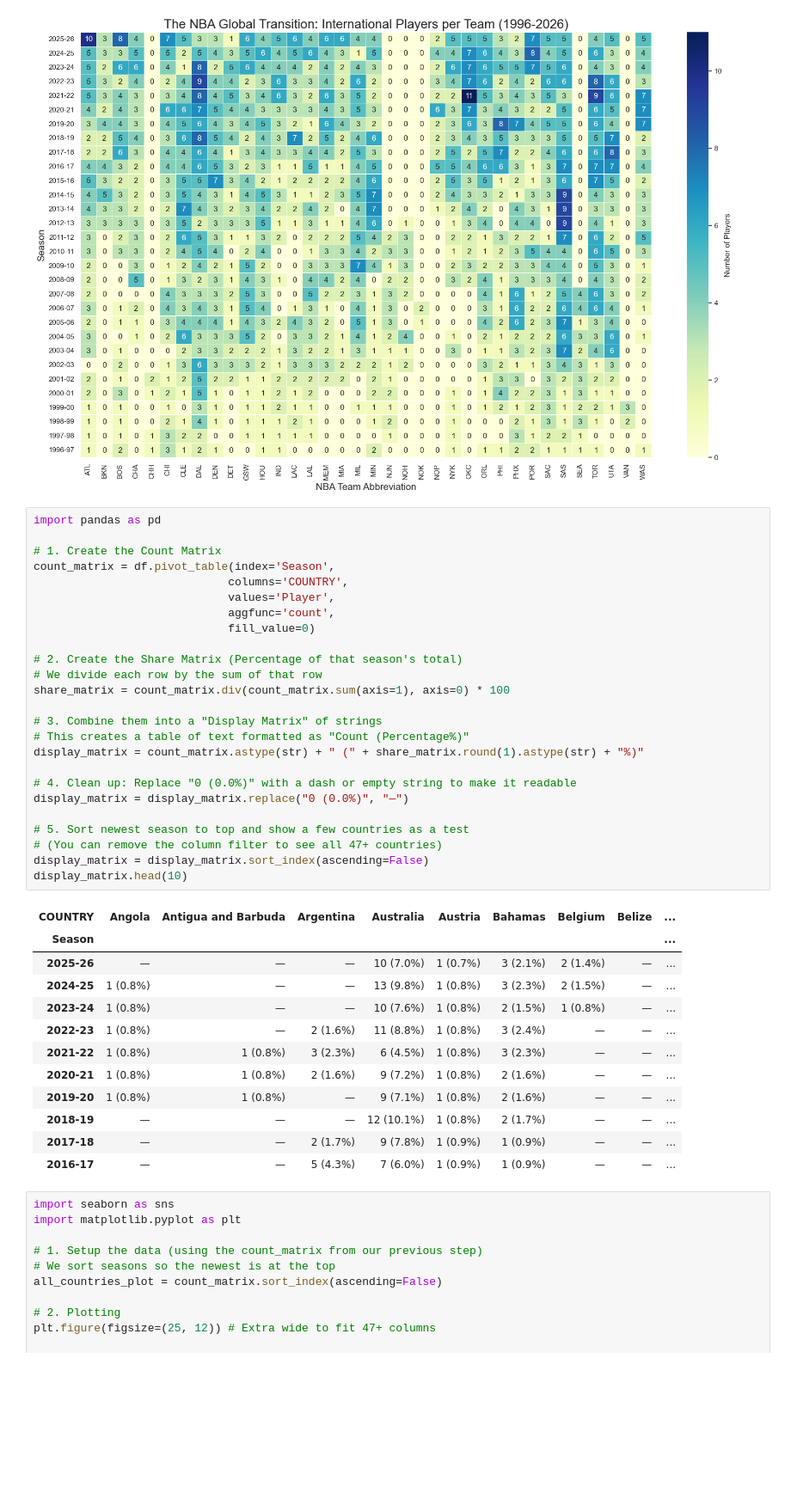
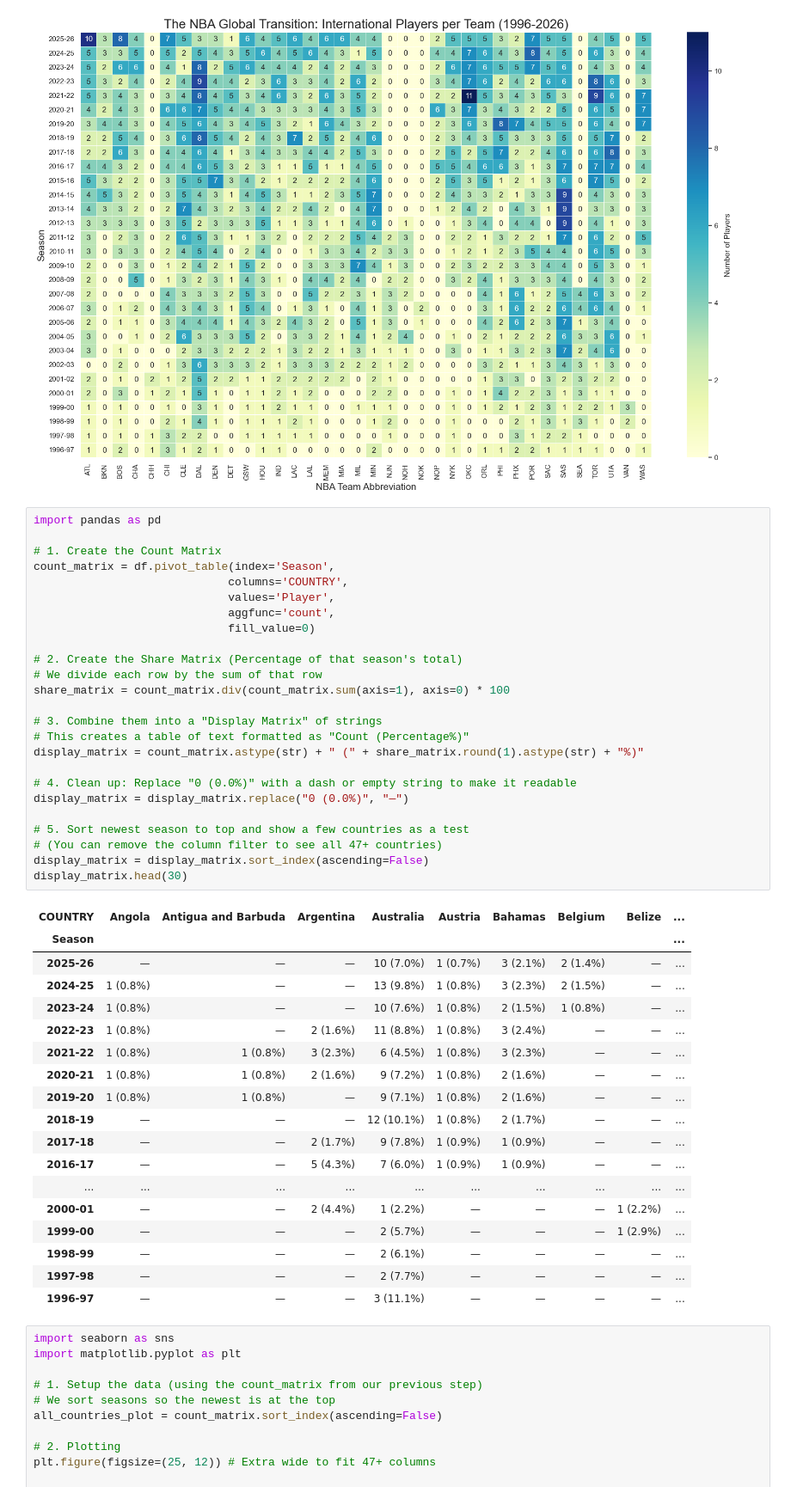
Before and after one commit to galkevich32/global-game, a Jupyter notebook: A Global Game.ipynb, the cells around one changed output. Shown at 86% size. Drawn from its saved outputs; the diff is of its cells as text; blank space fills up the shorter version.

```diff
--- a/A Global Game.ipynb
+++ b/A Global Game.ipynb
@@ -369,34 +392,40 @@ count_matrix = df.pivot_table(index='Season',
                              aggfunc='count',
                              fill_value=0)
 
 # 2. Create the Share Matrix (Percentage of that season's total)
 # We divide each row by the sum of that row
 share_matrix = count_matrix.div(count_matrix.sum(axis=1), axis=0) * 100
 
 # 3. Combine them into a "Display Matrix" of strings
 # This creates a table of text formatted as "Count (Percentage%)"
 display_matrix = count_matrix.astype(str) + " (" + share_matrix.round(1).astype(str) + "%)"
 
 # 4. Clean up: Replace "0 (0.0%)" with a dash or empty string to make it readable
 display_matrix = display_matrix.replace("0 (0.0%)", "—")
 
 # 5. Sort newest season to top and show a few countries as a test
 # (You can remove the column filter to see all 47+ countries)
 display_matrix = display_matrix.sort_index(ascending=False)
-display_matrix.head(10)
+display_matrix.head(30)
 # %% [output]
 | COUNTRY | Angola | Antigua and Barbuda | Argentina | Australia | Austria | Bahamas | Belgium | Belize | ... |
 | Season |  |  |  |  |  |  |  |  | ... |
 | 2025-26 | — | — | — | 10 (7.0%) | 1 (0.7%) | 3 (2.1%) | 2 (1.4%) | — | ... |
 | 2024-25 | 1 (0.8%) | — | — | 13 (9.8%) | 1 (0.8%) | 3 (2.3%) | 2 (1.5%) | — | ... |
 | 2023-24 | 1 (0.8%) | — | — | 10 (7.6%) | 1 (0.8%) | 2 (1.5%) | 1 (0.8%) | — | ... |
 | 2022-23 | 1 (0.8%) | — | 2 (1.6%) | 11 (8.8%) | 1 (0.8%) | 3 (2.4%) | — | — | ... |
 | 2021-22 | 1 (0.8%) | 1 (0.8%) | 3 (2.3%) | 6 (4.5%) | 1 (0.8%) | 3 (2.3%) | — | — | ... |
 | 2020-21 | 1 (0.8%) | 1 (0.8%) | 2 (1.6%) | 9 (7.2%) | 1 (0.8%) | 2 (1.6%) | — | — | ... |
 | 2019-20 | 1 (0.8%) | 1 (0.8%) | — | 9 (7.1%) | 1 (0.8%) | 2 (1.6%) | — | — | ... |
 | 2018-19 | — | — | — | 12 (10.1%) | 1 (0.8%) | 2 (1.7%) | — | — | ... |
 | 2017-18 | — | — | 2 (1.7%) | 9 (7.8%) | 1 (0.9%) | 1 (0.9%) | — | — | ... |
 | 2016-17 | — | — | 5 (4.3%) | 7 (6.0%) | 1 (0.9%) | 1 (0.9%) | — | — | ... |
+| ... | ... | ... | ... | ... | ... | ... | ... | ... | ... |
+| 2000-01 | — | — | 2 (4.4%) | 1 (2.2%) | — | — | — | 1 (2.2%) | ... |
+| 1999-00 | — | — | — | 2 (5.7%) | — | — | — | 1 (2.9%) | ... |
+| 1998-99 | — | — | — | 2 (6.1%) | — | — | — | — | ... |
+| 1997-98 | — | — | — | 2 (7.7%) | — | — | — | — | ... |
+| 1996-97 | — | — | — | 3 (11.1%) | — | — | — | — | ... |
 # %%
 import seaborn as sns
 import matplotlib.pyplot as plt
```
Also changed, not shown: parts of 1 cell of this notebook.
